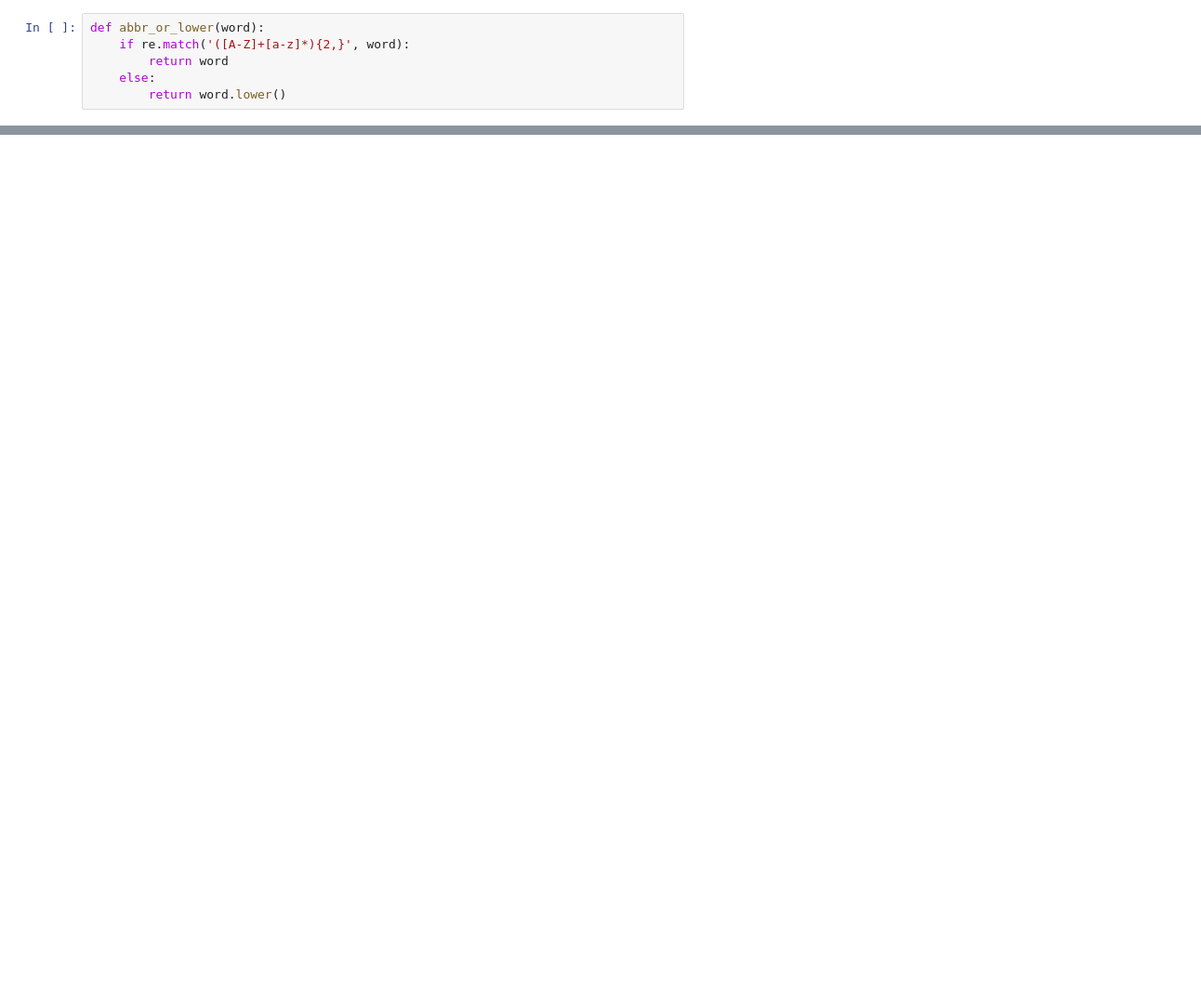
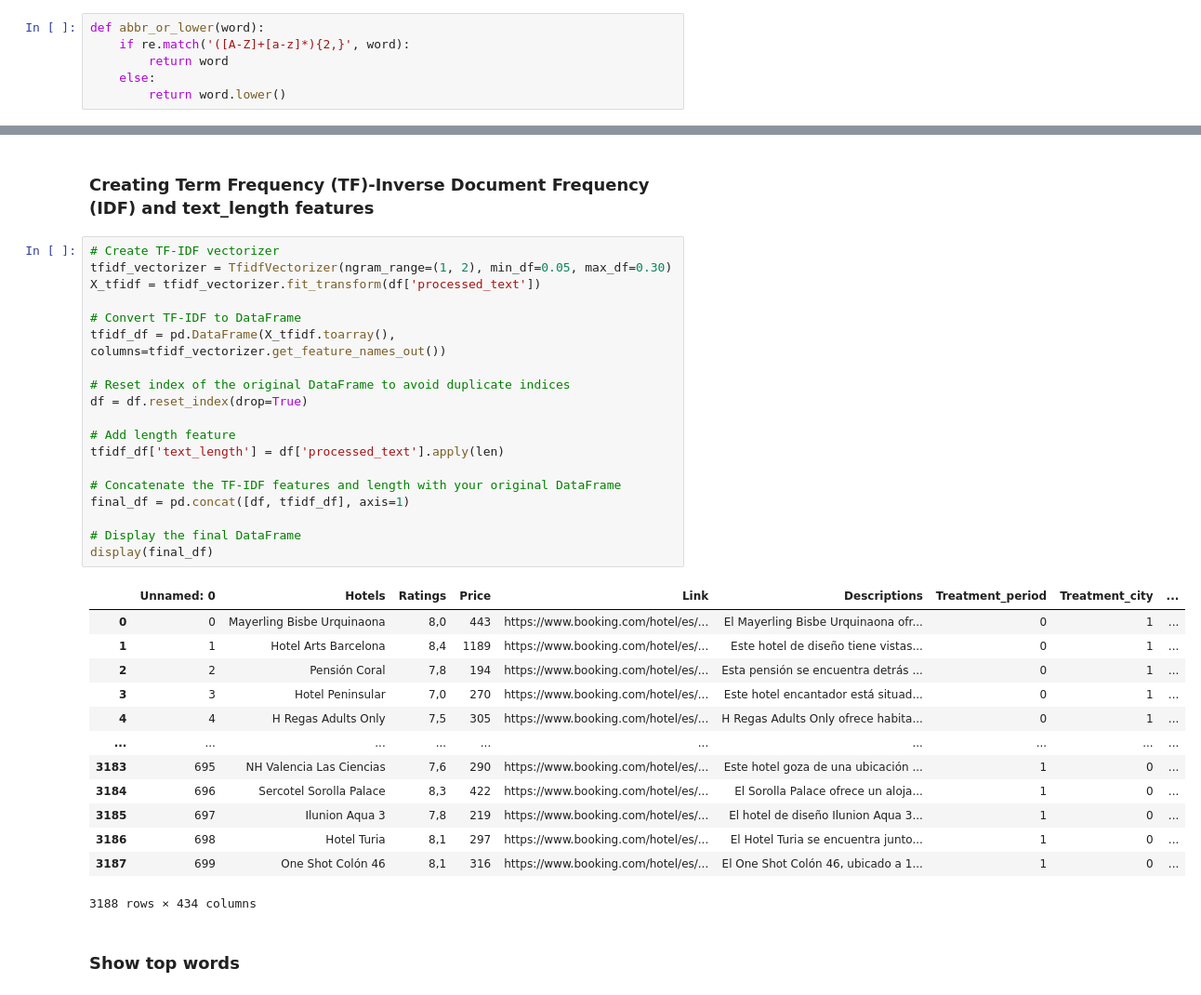
Before and after one commit to adgianv/Web_scarping-Booking_com_analysis, a Jupyter notebook: regression_and_nlp_nb.ipynb, the cells around one changed output, grey strips where cells are left out. Shown: that part at 93% size. Drawn from its saved outputs; the diff is of its cells as text; blank space fills up the shorter version.

```diff
--- a/regression_and_nlp_nb.ipynb
+++ b/regression_and_nlp_nb.ipynb
@@ -302,0 +321,37 @@ dtm_df.shape
+# %% [markdown]
+### Creating Term Frequency (TF)-Inverse Document Frequency (IDF) and text_length features
+# %%
+# Create TF-IDF vectorizer
+tfidf_vectorizer = TfidfVectorizer(ngram_range=(1, 2), min_df=0.05, max_df=0.30)
+X_tfidf = tfidf_vectorizer.fit_transform(df['processed_text'])
+
+# Convert TF-IDF to DataFrame
+tfidf_df = pd.DataFrame(X_tfidf.toarray(), columns=tfidf_vectorizer.get_feature_names_out())
+
+# Reset index of the original DataFrame to avoid duplicate indices
+df = df.reset_index(drop=True)
+
+# Add length feature
+tfidf_df['text_length'] = df['processed_text'].apply(len)
+
+# Concatenate the TF-IDF features and length with your original DataFrame
+final_df = pd.concat([df, tfidf_df], axis=1)
+
+# Display the final DataFrame
+display(final_df)
+# %% [output]
+|  | Unnamed: 0 | Hotels | Ratings | Price | Link | Descriptions | Treatment_period | Treatment_city | ... |
+| 0 | 0 | Mayerling Bisbe Urquinaona | 8,0 | 443 | https://www.booking.com/hotel/es/... | El Mayerling Bisbe Urquinaona ofr... | 0 | 1 | ... |
+| 1 | 1 | Hotel Arts Barcelona | 8,4 | 1189 | https://www.booking.com/hotel/es/... | Este hotel de diseño tiene vistas... | 0 | 1 | ... |
+| 2 | 2 | Pensión Coral | 7,8 | 194 | https://www.booking.com/hotel/es/... | Esta pensión se encuentra detrás ... | 0 | 1 | ... |
+| 3 | 3 | Hotel Peninsular | 7,0 | 270 | https://www.booking.com/hotel/es/... | Este hotel encantador está situad... | 0 | 1 | ... |
+| 4 | 4 | H Regas Adults Only | 7,5 | 305 | https://www.booking.com/hotel/es/... | H Regas Adults Only ofrece habita... | 0 | 1 | ... |
+| ... | ... | ... | ... | ... | ... | ... | ... | ... | ... |
+| 3183 | 695 | NH Valencia Las Ciencias | 7,6 | 290 | https://www.booking.com/hotel/es/... | Este hotel goza de una ubicación ... | 1 | 0 | ... |
+| 3184 | 696 | Sercotel Sorolla Palace | 8,3 | 422 | https://www.booking.com/hotel/es/... | El Sorolla Palace ofrece un aloja... | 1 | 0 | ... |
+| 3185 | 697 | Ilunion Aqua 3 | 7,8 | 219 | https://www.booking.com/hotel/es/... | El hotel de diseño Ilunion Aqua 3... | 1 | 0 | ... |
+| 3186 | 698 | Hotel Turia | 8,1 | 297 | https://www.booking.com/hotel/es/... | El Hotel Turia se encuentra junto... | 1 | 0 | ... |
+| 3187 | 699 | One Shot Colón 46 | 8,1 | 316 | https://www.booking.com/hotel/es/... | El One Shot Colón 46, ubicado a 1... | 1 | 0 | ... |
+3188 rows × 434 columns
+# %% [markdown]
+### Show top words
```
Also changed, not shown: parts of 28 cells of this notebook, 13 other files.
